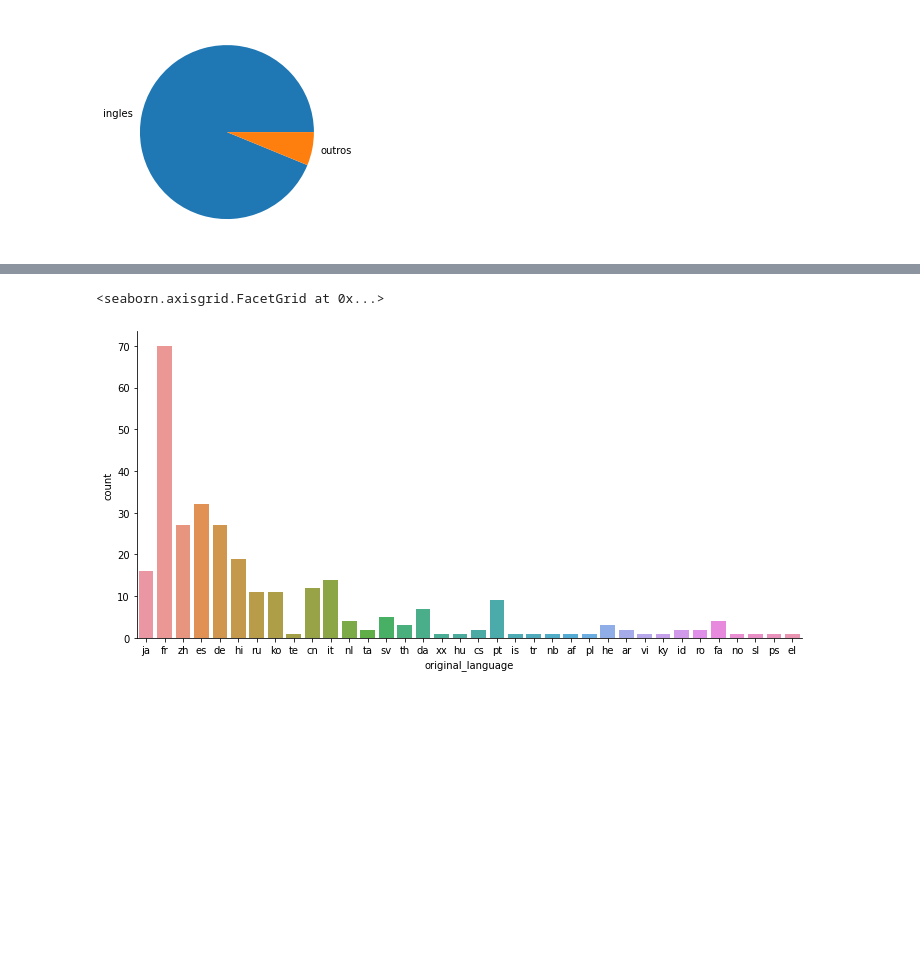
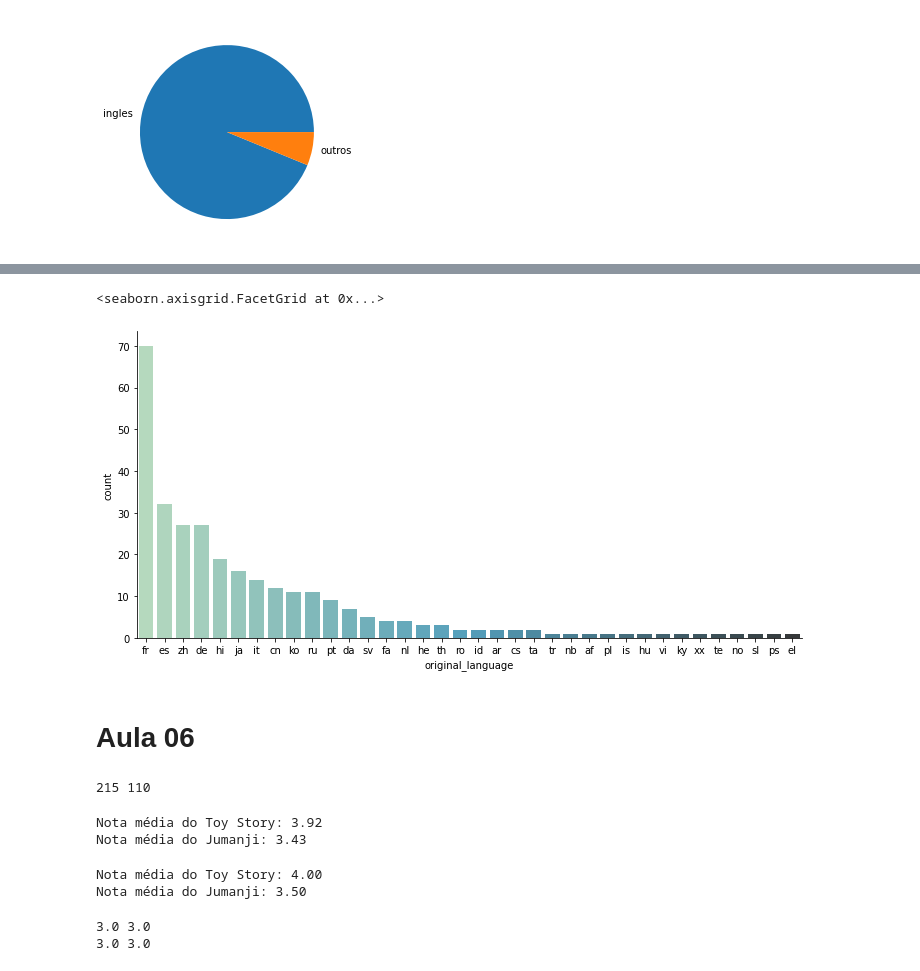
Before and after one commit to reihtw/DataScienceStudies, a Jupyter notebook: IntroDataScience/intro-data-science.ipynb, the cells around one changed output, grey strips where cells are left out. Cells and saved outputs as stored; diff of their text form; code cells hidden in the pictures; blank space fills up the shorter version.

Commit message:
Aula 06

```diff
--- a/IntroDataScience/intro-data-science.ipynb
+++ b/IntroDataScience/intro-data-science.ipynb
@@ -403,7 +414,34 @@ Name: original_language, dtype: int64
 # %%
 filmes_sem_lingua_em_ingles = tmdb.query("original_language != 'en'")
 
-sns.catplot(x='original_language', kind="count", data=filmes_sem_lingua_em_ingles, aspect=2, order=total_por_lingua_de_outros_filmes.index)
+sns.catplot(
+    x='original_language',
+    kind="count",
+    data=filmes_sem_lingua_em_ingles,
+    aspect=2,
+    palette="GnBu_d",
+    order=total_por_lingua_de_outros_filmes.index
+)
 # %% [output]
 <seaborn.axisgrid.FacetGrid at 0x...>
-[figure, old version]
+[figure, new version]
+# %% [markdown]
+# Aula 06
+# %%
+notas_toy_story = notas.query('filmeId==1')
+notas_jumanji = notas.query('filmeId==2')
+print(len(notas_toy_story), len(notas_jumanji))
+# %% [output]
+215 110
+# %%
+print(f"Nota média do Toy Story: {notas_toy_story.nota.mean():.2f}")
+print(f"Nota média do Jumanji: {notas_jumanji.nota.mean():.2f}")
+# %% [output]
+Nota média do Toy Story: 3.92
+Nota média do Jumanji: 3.43
+# %%
+print(f"Nota média do Toy Story: {notas_toy_story.nota.median():.2f}")
+print(f"Nota média do Jumanji: {notas_jumanji.nota.median():.2f}")
+# %% [output]
+Nota média do Toy Story: 4.00
+Nota média do Jumanji: 3.50
@@ -409,0 +453,6 @@ sns.catplot(x='original_language', kind="count", data=filmes_sem_lingua_em_ingle
+# %%
+print(filme1.mean(), filme2.mean())
+print(np.median(filme1), np.median(filme2))
+# %% [output]
+3.0 3.0
+3.0 3.0
```
Also changed, not shown: parts of 6 cells of this notebook.
